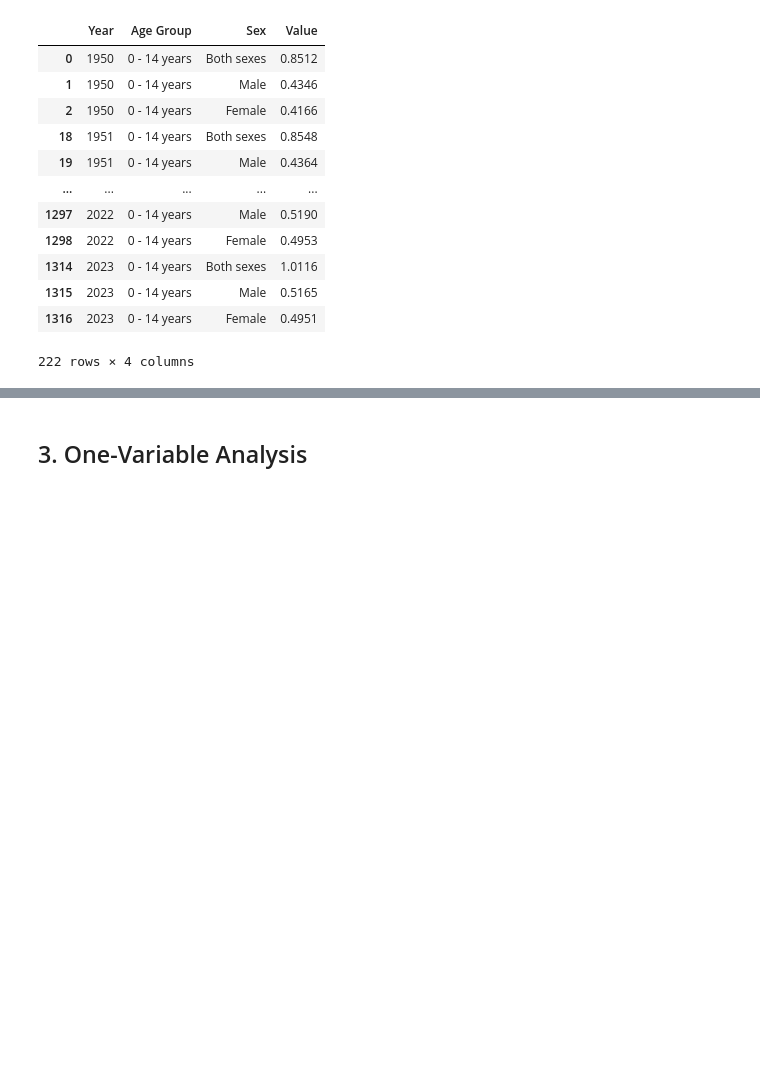
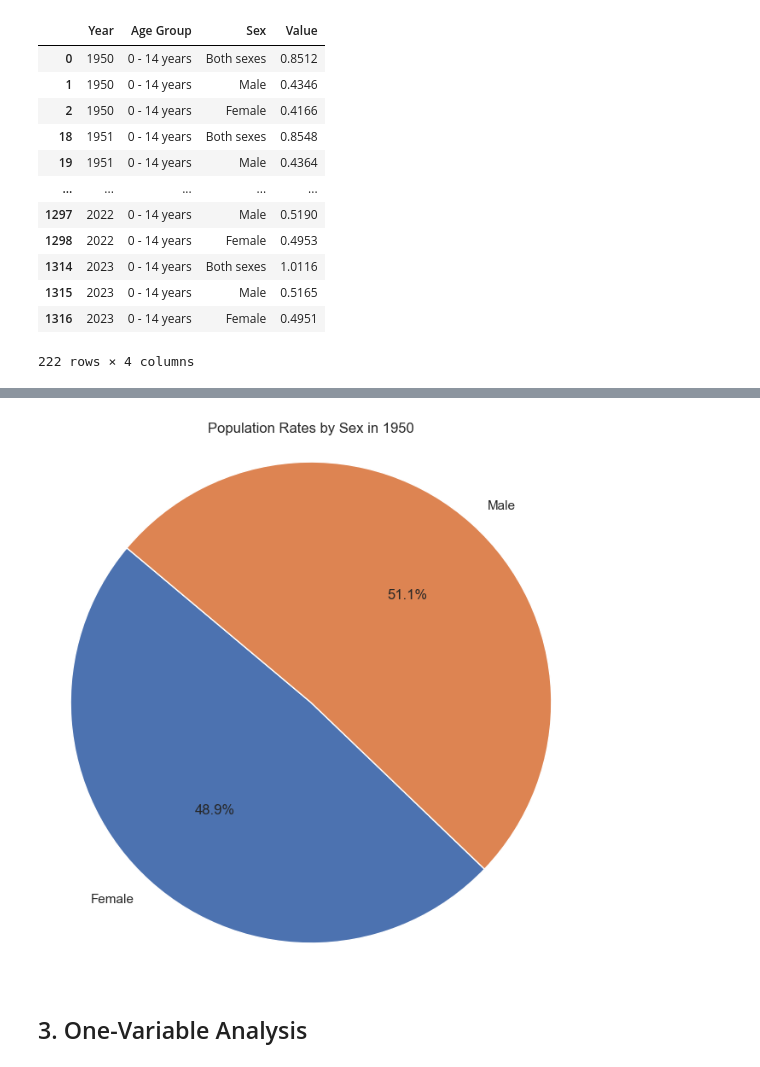
Before and after one commit to TunahanINCE/Population-in-Ireland, a Jupyter notebook: CA-1.ipynb, the cells around one changed output, grey strips where cells are left out. Cells and saved outputs as stored; diff of their text form; code cells hidden in the pictures; blank space fills up the shorter version.

```diff
--- a/CA-1.ipynb
+++ b/CA-1.ipynb
@@ -405,2 +281,22 @@ plt.show()
+# %%
+# We set our variables to the selected values from the dropdowns.
+year = dropdown_year.value
+age_group = dropdown_age_group.value
+sex = dropdown_sex.value
+
+# We exclude the 'Both sexes' category for the selected year and age group.
+df_filtered_sex = df[(df["Sex"] != "Both sexes") & (df["Year"] == year) & (df["Age Group"] == age_group)]
+
+# We calculate the total 'Value' for each sex within the selected year.
+age_group_totals = df_filtered_sex.groupby("Sex")["Value"].sum()
+
+# We plot a pie chart to visualize the population ratios by sex for the selected year.
+plt.figure(figsize=(8, 8))
+plt.pie(age_group_totals, labels=age_group_totals.index, autopct='%1.1f%%', startangle=140)
+plt.title(f'Population Rates by Sex in {year}')
+plt.axis('equal')  # This ensures our pie chart is a circle.
+plt.show()
+# %% [output]
+[figure, added]
 # %% [markdown]
 ## 3. One-Variable Analysis
```
Also changed, not shown: parts of 66 cells of this notebook.
